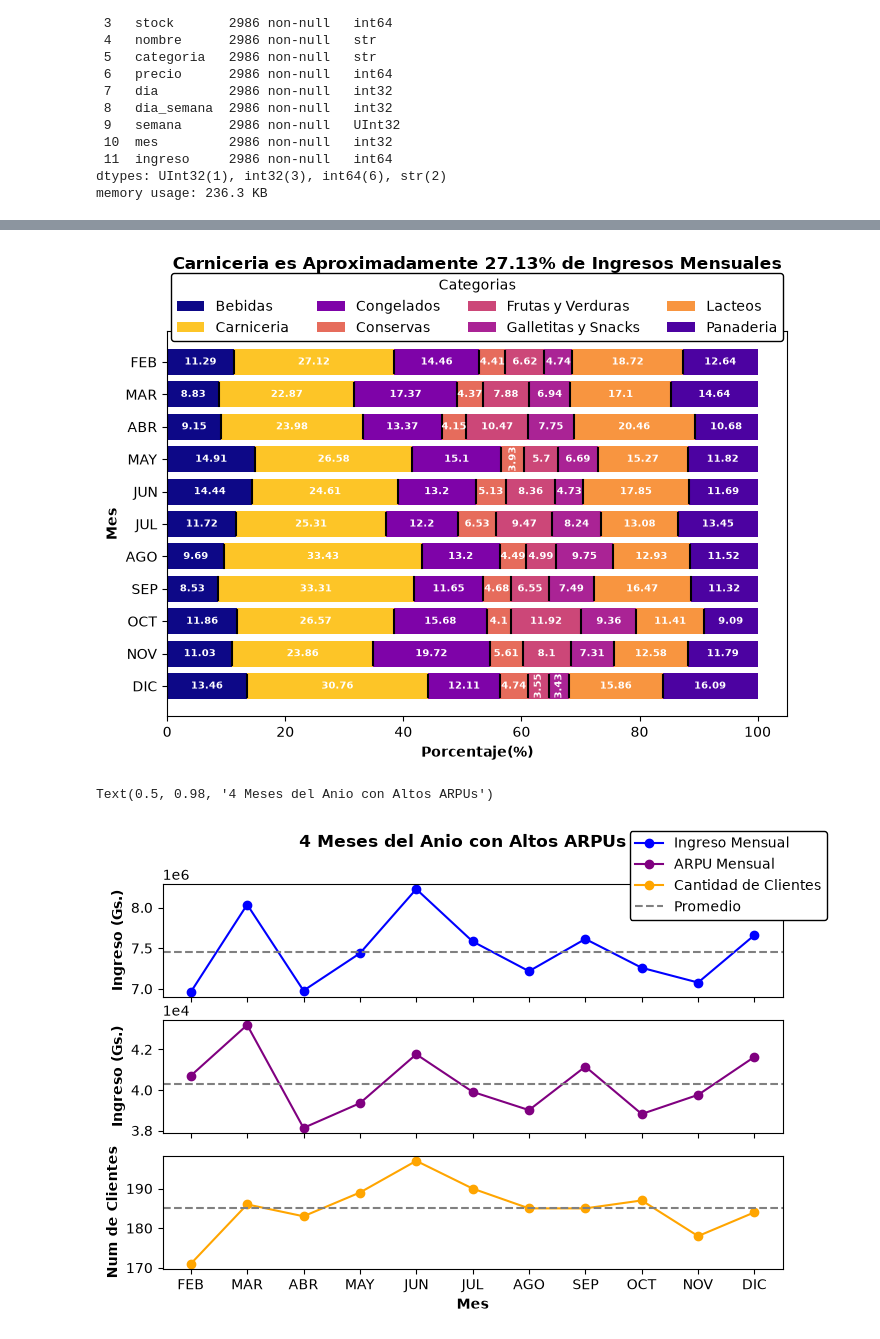
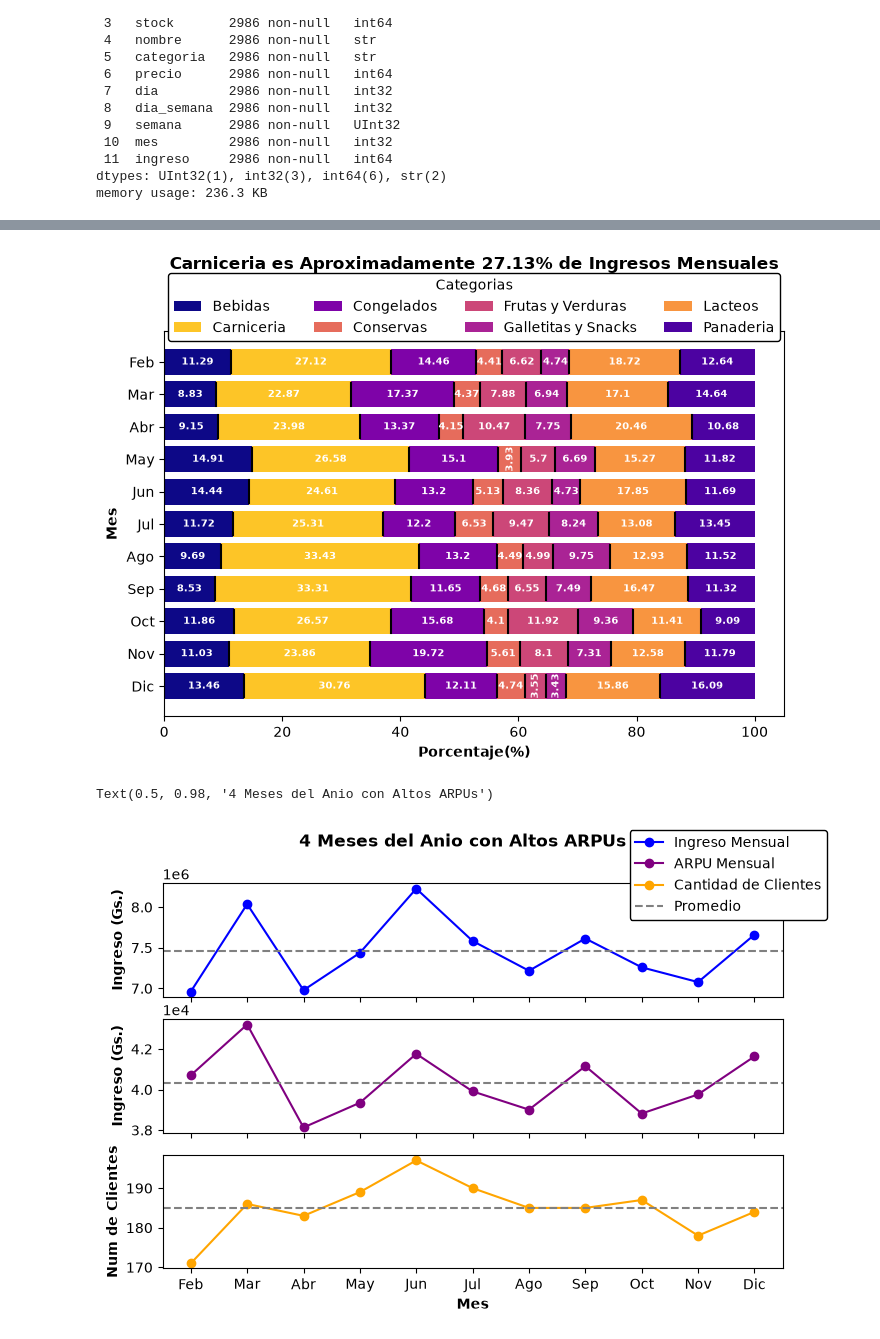
Before and after one commit to jp21bp/DS_Proyectos, a Jupyter notebook: 4_DemandaForecasting/eda_final.ipynb, the cells around one changed output, grey strips where cells are left out. Drawn from its saved outputs; the diff is of its cells as text; code cells hidden in the pictures.

```diff
--- a/4_DemandaForecasting/eda_final.ipynb
+++ b/4_DemandaForecasting/eda_final.ipynb
@@ -196,8 +228,8 @@ df_mc['porcentaje'] = (
 #### Config inicial
 ANCH = 8
 ALT = 5
-meses = ['FEB', 'MAR', 'ABR', 'MAY', 'JUN',\
-         'JUL', 'AGO', 'SEP', 'OCT', 'NOV', 'DIC']
+meses = ['Feb', 'Mar', 'Abr', 'May', 'Jun',\
+         'Jul', 'Ago', 'Sep', 'Oct', 'Nov', 'Dic']
 categorias = df_mc['categoria'].unique()
 y_pos = np.arange(len(meses))
 left_accum = np.zeros(len(meses))
@@ -261,7 +293,7 @@ ax.legend(
 
 plt.show()
 # %% [output]
-[figure, old version]
+[figure, new version]
 # %%
 ###### ARPU Box plots
 ##### Seleccionando datos
@@ -297,8 +329,8 @@ df_arpu = df_mcl\
 ANCH = 8
 ALT = 5
 fig, axs = plt.subplots(ncols=1, nrows=3, figsize=(ANCH, ALT), sharex=True)
-meses = ['FEB', 'MAR', 'ABR', 'MAY', 'JUN',\
-         'JUL', 'AGO', 'SEP', 'OCT', 'NOV', 'DIC']
+meses = ['Feb', 'Mar', 'Abr', 'May', 'Jun',\
+         'Jul', 'Ago', 'Sep', 'Oct', 'Nov', 'Dic']
 #### Creando la grafica
 ### Ingreso Mensual
 axs[0].plot(
@@ -337,31 +369,31 @@ axs[1].axhline(
     linestyle='--',
     linewidth=1.5,
 )
 axs[2].axhline(
     df_arpu['cantidad_clientes'].mean(),
     color = 'grey',
     linestyle='--',
     linewidth=1.5,
     label='Promedio'
 )
 #### Configs finales
 ### ax2
 axs[2].set_xticks(range(len(meses)))
 axs[2].set_xticklabels(meses)
 axs[2].set_xlabel('Mes', fontweight='bold')
 axs[2].set_ylabel('Num de Clientes', fontweight='bold')
 ### ax1
 axs[1].set_ylabel('Ingreso (Gs.)', fontweight='bold')
 axs[1].ticklabel_format(style='sci', axis='y', scilimits=(0, 0))
 ### ax0
 axs[0].set_ylabel('Ingreso (Gs.)', fontweight='bold')
 fig.legend(
     loc='upper left',
     bbox_to_anchor=(0.7,1.0),
     framealpha=1.0,
     edgecolor='black'
 )
 fig.suptitle('4 Meses del Anio con Altos ARPUs', fontweight='bold')
 # %% [output]
 Text(0.5, 0.98, '4 Meses del Anio con Altos ARPUs')
-[figure, old version]
+[figure, new version]
```
Also changed, not shown: parts of 1 cell of this notebook.
